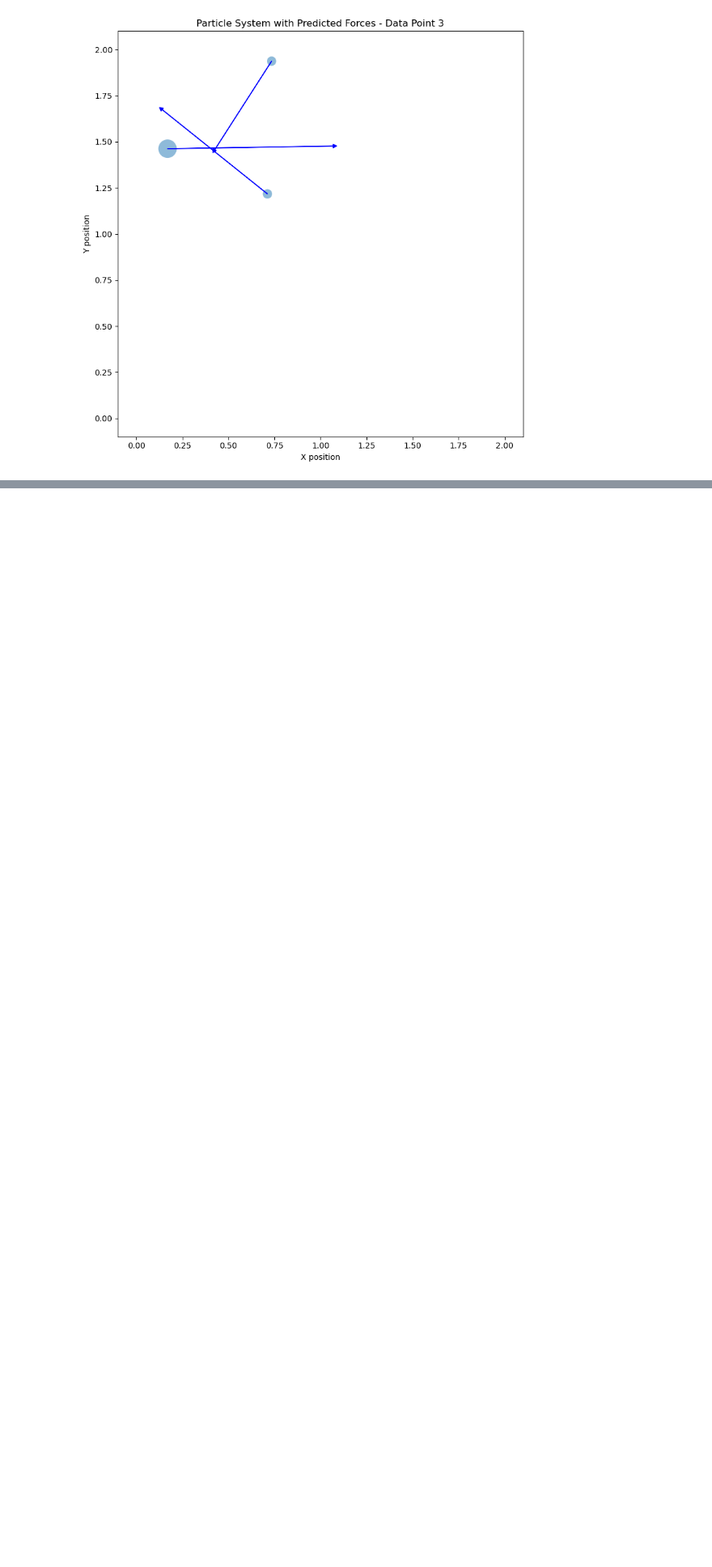
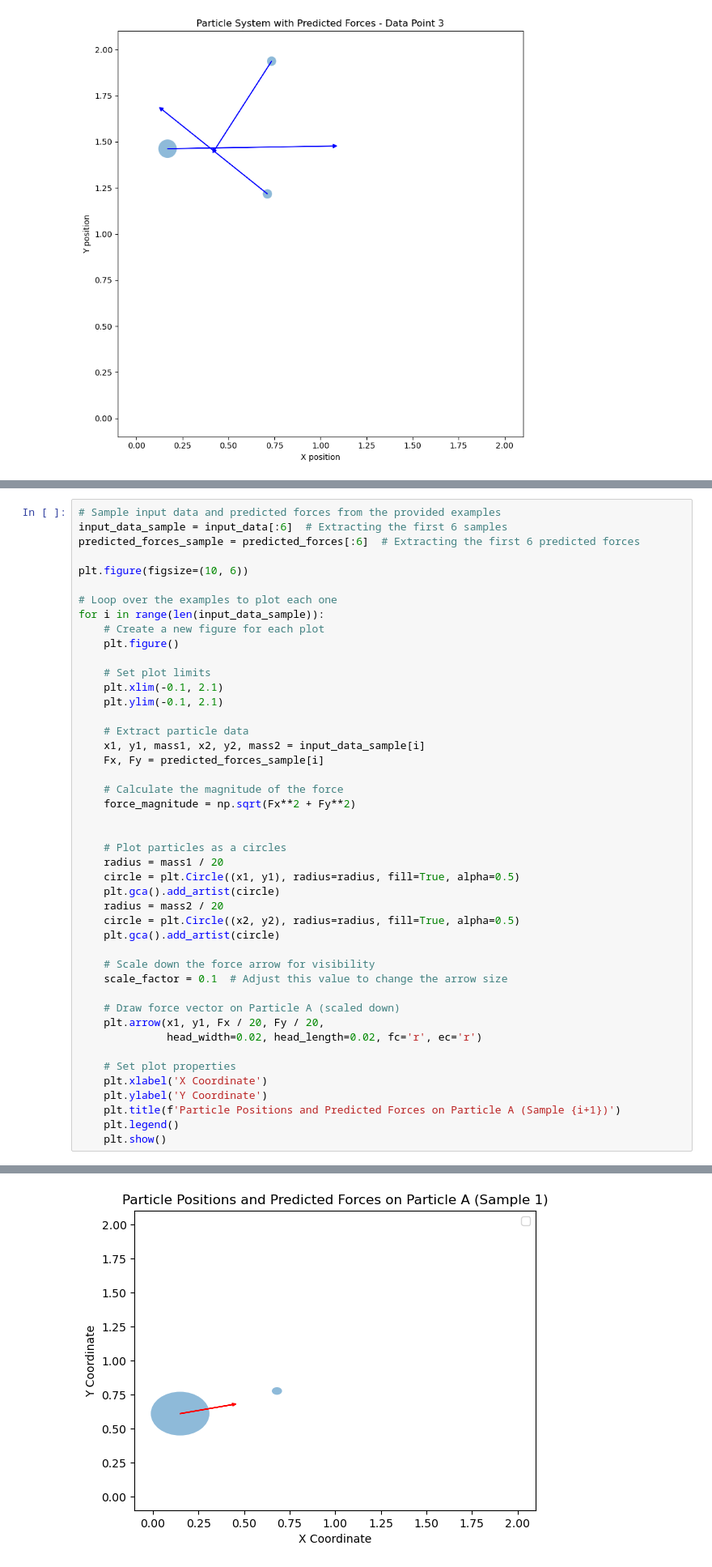
Before and after one commit to PolG24/TFG, a Jupyter notebook: gravity/data_generation.ipynb, the cells around one changed output, grey strips where cells are left out. Shown: that part at 81% size. Drawn from its saved outputs; the diff is of its cells as text; blank space fills up the shorter version.

Commit message:
Separated cell into two and made some plotting adjustments.

```diff
--- a/gravity/data_generation.ipynb
+++ b/gravity/data_generation.ipynb
@@ -591,0 +527,46 @@ Predicted Force on Particle A: Fx=3.62e-01, Fy=1.58e+00
+# %%
+# Sample input data and predicted forces from the provided examples
+input_data_sample = input_data[:6]  # Extracting the first 6 samples
+predicted_forces_sample = predicted_forces[:6]  # Extracting the first 6 predicted forces
+
+plt.figure(figsize=(10, 6))
+
+# Loop over the examples to plot each one
+for i in range(len(input_data_sample)):
+    # Create a new figure for each plot
+    plt.figure()
+
+    # Set plot limits
+    plt.xlim(-0.1, 2.1)
+    plt.ylim(-0.1, 2.1)
+
+    # Extract particle data
+    x1, y1, mass1, x2, y2, mass2 = input_data_sample[i]
+    Fx, Fy = predicted_forces_sample[i]
+
+    # Calculate the magnitude of the force
+    force_magnitude = np.sqrt(Fx**2 + Fy**2)
+
+
+    # Plot particles as a circles
+    radius = mass1 / 20
+    circle = plt.Circle((x1, y1), radius=radius, fill=True, alpha=0.5)
+    plt.gca().add_artist(circle)
+    radius = mass2 / 20
+    circle = plt.Circle((x2, y2), radius=radius, fill=True, alpha=0.5)
+    plt.gca().add_artist(circle)
+
+    # Scale down the force arrow for visibility
+    scale_factor = 0.1  # Adjust this value to change the arrow size
+
+    # Draw force vector on Particle A (scaled down)
+    plt.arrow(x1, y1, Fx / 20, Fy / 20,
+              head_width=0.02, head_length=0.02, fc='r', ec='r')
+
+    # Set plot properties
+    plt.xlabel('X Coordinate')
+    plt.ylabel('Y Coordinate')
+    plt.title(f'Particle Positions and Predicted Forces on Particle A (Sample {i+1})')
+    plt.legend()
+    plt.show()
+# %% [output]
@@ -591,0 +575 @@ Predicted Force on Particle A: Fx=3.62e-01, Fy=1.58e+00
+[figure, added]
```
Also changed, not shown: parts of 2 cells of this notebook.
